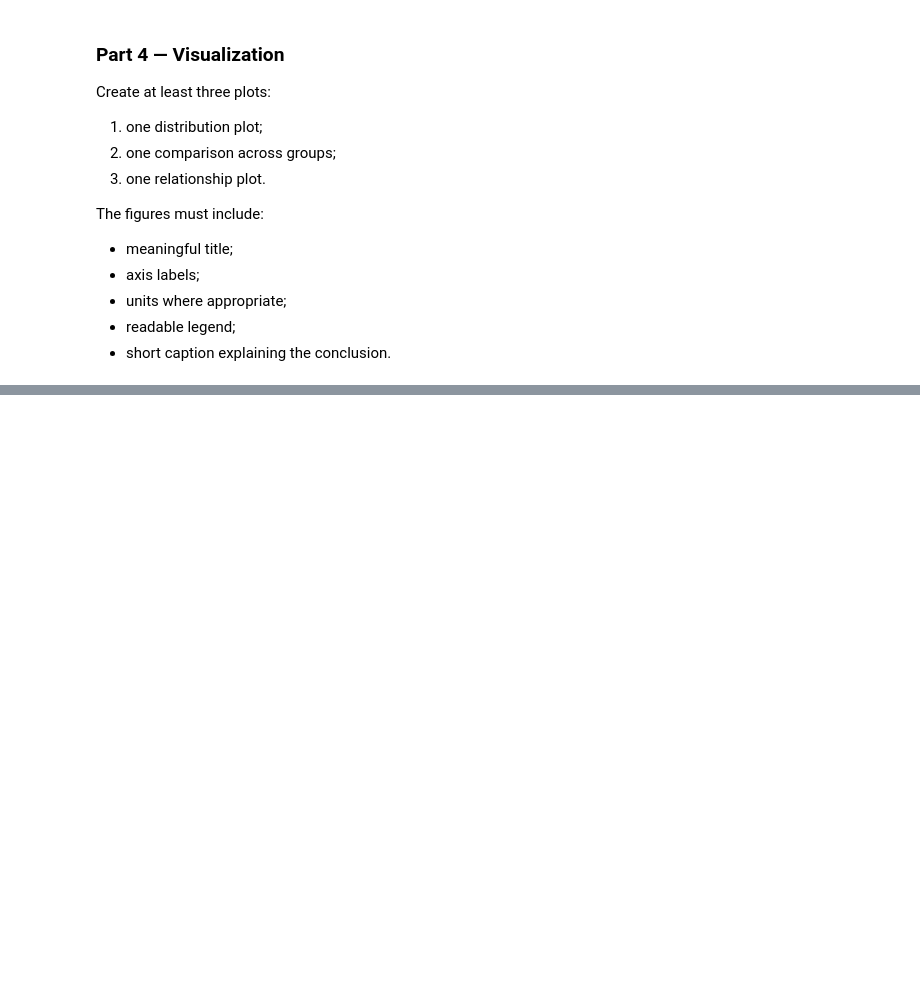
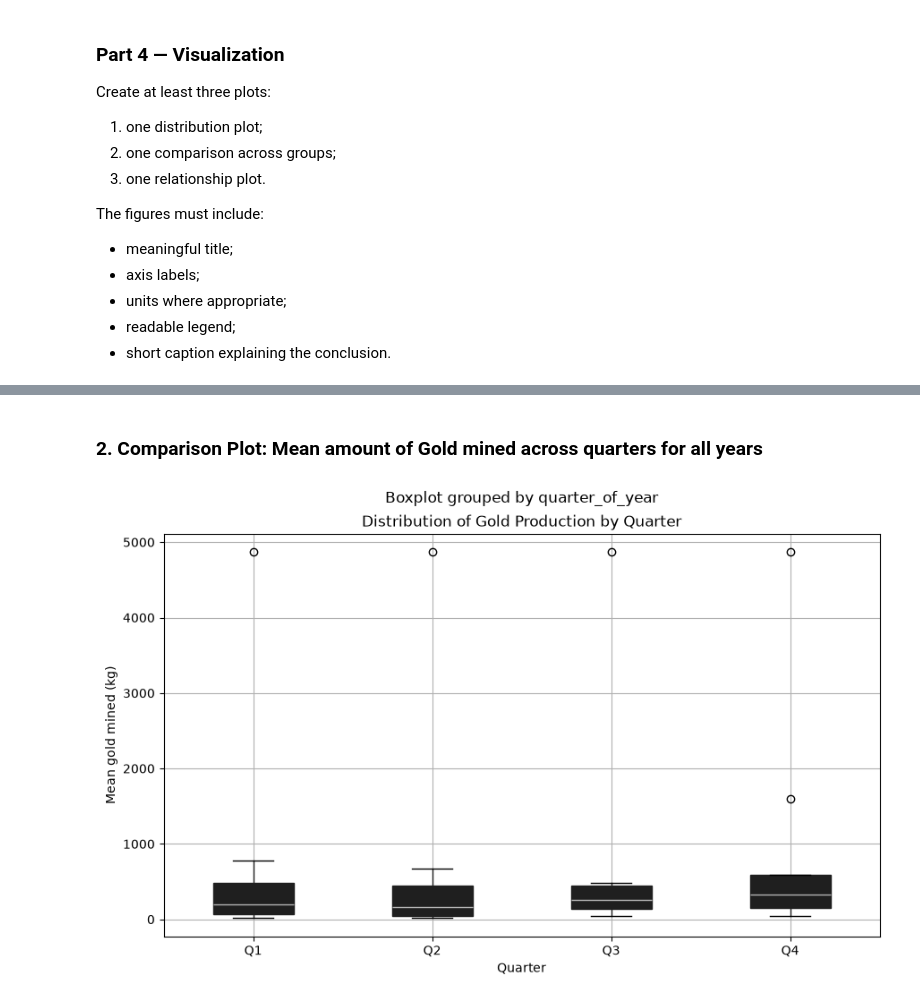
Before and after one commit to littlleHawk/sta556-homework-2, a Jupyter notebook: notebooks/HW_2_csv.ipynb, the cells around one changed output, grey strips where cells are left out. Saved outputs shown, nothing was run; the diff lists cells and outputs as text; code cells hidden in the pictures; blank space fills up the shorter version.

```diff
--- a/notebooks/HW_2_csv.ipynb
+++ b/notebooks/HW_2_csv.ipynb
@@ -303,0 +343,17 @@ The figures must include:
+# %% [markdown]
+### 2. Comparison Plot: Mean amount of Gold mined across quarters for all years
+# %%
+gold_df = time_and_kg_homogenized[time_and_kg_homogenized["commodity"] == "gold"].dropna().copy()
+
+# add a column to group by quarter
+gold_df["quarter_of_year"] = gold_df["quarter"].str.extract(r"(Q[1-4])")
+
+gold_df.boxplot(column='kg_mined', by='quarter_of_year', figsize=(10, 6),
+                patch_artist = True)
+
+plt.title("Distribution of Gold Production by Quarter")
+plt.xlabel("Quarter")
+plt.ylabel("Mean gold mined (kg)")
+plt.show()
+# %% [output]
+[figure, added]
```
Also changed, not shown: parts of 16 cells of this notebook, 2 other files.
